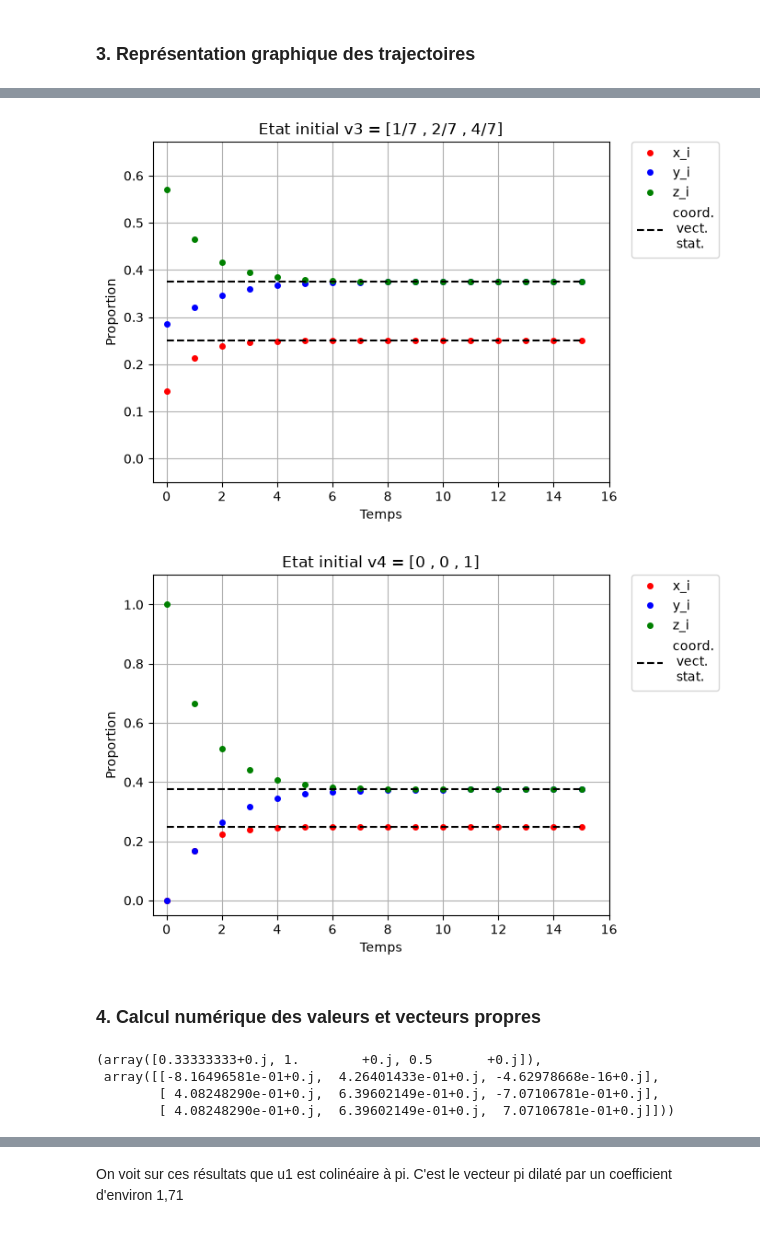
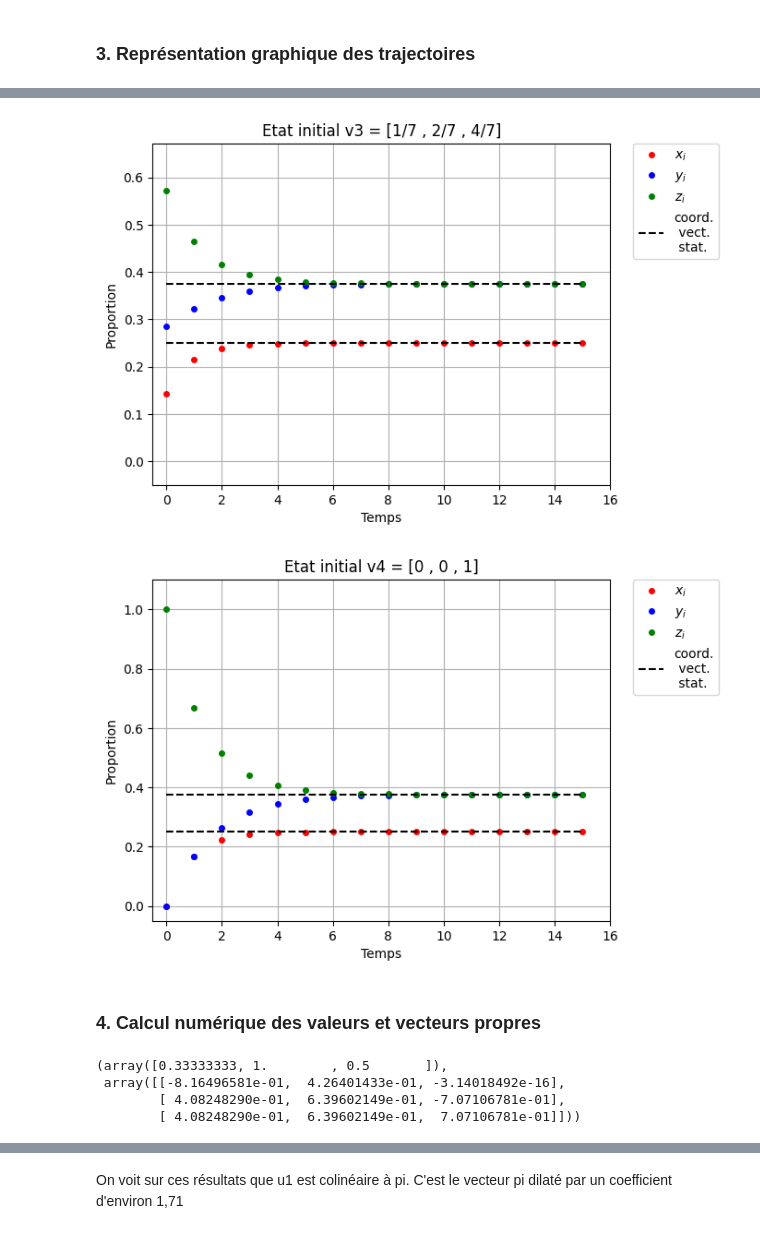
Before and after one commit to valbesnard/vbesnard_adebonet_Projet_Algebre_Lineaire, a Jupyter notebook: Main.ipynb, the cells around one changed output, grey strips where cells are left out. Drawn from its saved outputs; the diff is of its cells as text; code cells hidden in the pictures.

```diff
--- a/Main.ipynb
+++ b/Main.ipynb
@@ -990,6 +998,14 @@ La fonction renvoie faux sur la transposée de A lorsque l'on laisse "column" en
 ### 2. Simulation du système dynamique
 # %%
 def simulate_markov(A,x0,T) :
+    """
+    Entrées :
+        A - Matrice carré.
+        x0 - Situation initial.
+        T - Nombre d'itérations.
+    Sortie :
+        np.array - Vecteur de la situation après T itération.
+    """
 
     res = [x0] #Variable résultat qui pour l'instant est simplement le vecteur x0.
     #Les [] sont nécessaires pour indiquer que res est un array à 1 ligne et 3 colonnes
@@ -1001,7 +1017,7 @@ def simulate_markov(A,x0,T) :
     #On teste s'il y a une différence entre le nombre de colonnes de A et le nombre d'éléments de x0.
     #S'il y en a une, il y a un problème de dimension et on arrête l'algorithme
     if np.shape(A)[1] != np.shape(x0)[0] :
-        return("erreur ; incompatibilité des dimensions")
+        raise Exception("Incompatibilité des dimensions, il faut shape(A)[1] = shape(A)[0].")
 
     #Itérations
 
@@ -1113,9 +1129,9 @@ x3 = M3[:,0]
 y3 = M3[:,1]
 z3 = M3[:,2]
 
-plt.plot(t, x3, 'ro', markersize=4 , label = 'x_i')
-plt.plot(t, y3, 'bo', markersize=4 , label = 'y_i')
-plt.plot(t, z3, 'go', markersize=4 , label = 'z_i')
+plt.plot(t, x3, 'ro', markersize=4 , label = '$x_i$')
+plt.plot(t, y3, 'bo', markersize=4 , label = '$y_i$')
+plt.plot(t, z3, 'go', markersize=4 , label = '$z_i$')
 plt.plot(t, (1/4)*np.ones(T+1),'k--',label = 'coord.\n vect. \n stat.')            #la première coordonnée du vecteur stationnaire
 plt.plot(t, (3/8)*np.ones(T+1),'k--')            #La deuxième et troisème coordonnée du vecteur stationnaire
 plt.xlabel('Temps')                              #La légende de l'axe des abscisses
@@ -1126,35 +1142,35 @@ plt.grid(True)
 plt.legend(bbox_to_anchor=(1.05, 1),loc='upper left', borderaxespad=0.)
 plt.show()
 # %% [output]
-[figure, old version]
+[figure, new version]
 # %%
 #Pour l'état initial 4
 
 #La variable T
 T = 15
 
 M4 = simulate_markov(A,v4,T)
 t=np.arange(T+1)
 
 #On définit les suite en extrayant les colonnes de la matrice M1
 x4 = M4[:,0]
 y4 = M4[:,1]
 z4 = M4[:,2]
 
-plt.plot(t, x4, 'ro', markersize=4 , label = 'x_i')
-plt.plot(t, y4, 'bo', markersize=4 , label = 'y_i')
-plt.plot(t, z4, 'go', markersize=4 , label = 'z_i')
+plt.plot(t, x4, 'ro', markersize=4 , label = '$x_i$')
+plt.plot(t, y4, 'bo', markersize=4 , label = '$y_i$')
+plt.plot(t, z4, 'go', markersize=4 , label = '$z_i$')
 plt.plot(t, (1/4)*np.ones(T+1),'k--',label = 'coord.\n vect. \n stat.')            #la première coordonnée du vecteur stationnaire
 plt.plot(t, (3/8)*np.ones(T+1),'k--')            #La deuxième et troisème coordonnée du vecteur stationnaire
 plt.xlabel('Temps')                              #La légende de l'axe des abscisses
 plt.ylabel('Proportion')                         #La légende de l'axe des ordonnées
 plt.title('Etat initial v4 = [0 , 0 , 1]') #Le titre
 plt.axis([-0.5, T+1, -0.05, np.max(M4)+0.1])         #La taille des axes
 plt.grid(True)
 plt.legend(bbox_to_anchor=(1.05, 1),loc='upper left', borderaxespad=0.)
 plt.show()
 # %% [output]
-[figure, old version]
+[figure, new version]
 # %% [markdown]
 ### 4. Calcul numérique des valeurs et vecteurs propres
 # %%
@@ -1162,15 +1178,22 @@ plt.show()
 
 #On définit la fonction. On fera attention car la fonction linalg.eig peut renvoyer des vecteurs imaginaires et valeur propres imaginaires.
 def eigen_data(A) :
+    """
+    Entrée :
+        A - Matrice.
+    Sortie :
+        np.array - Valeurs propre
+        np.array - Vecteurs propre
+    """
     eval, evect = np.linalg.eig(A)
     return(eval,evect)
 
 eigen_data(A)
 # %% [output]
-(array([0.33333333+0.j, 1.        +0.j, 0.5       +0.j]),
- array([[-8.16496581e-01+0.j,  4.26401433e-01+0.j, -4.62978668e-16+0.j],
-        [ 4.08248290e-01+0.j,  6.39602149e-01+0.j, -7.07106781e-01+0.j],
-        [ 4.08248290e-01+0.j,  6.39602149e-01+0.j,  7.07106781e-01+0.j]]))
+(array([0.33333333, 1.        , 0.5       ]),
+ array([[-8.16496581e-01,  4.26401433e-01, -3.14018492e-16],
+        [ 4.08248290e-01,  6.39602149e-01, -7.07106781e-01],
+        [ 4.08248290e-01,  6.39602149e-01,  7.07106781e-01]]))
 # %%
 #II.4.b)
 
```
Also changed, not shown: parts of 18 cells of this notebook, 1 other file.
